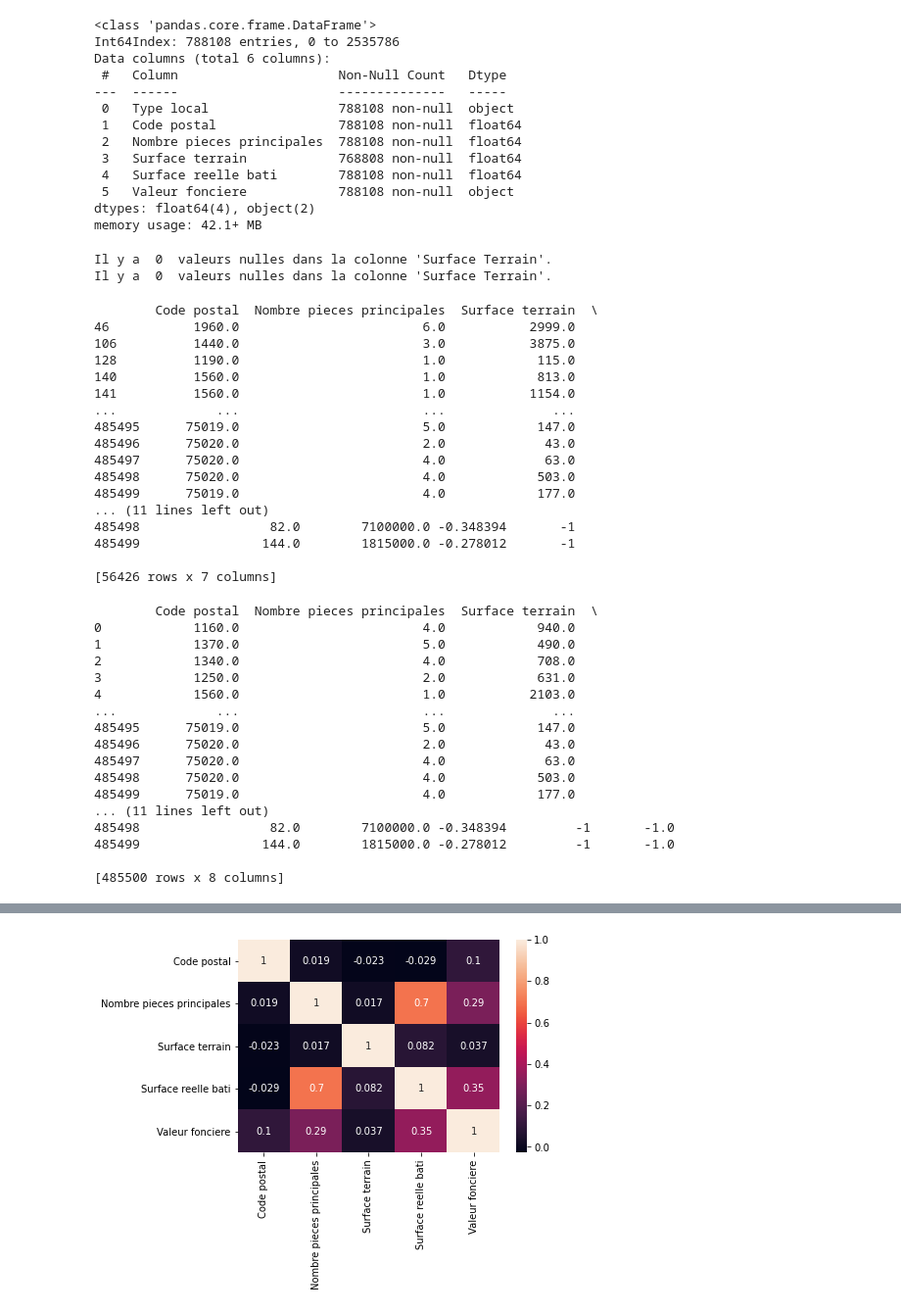
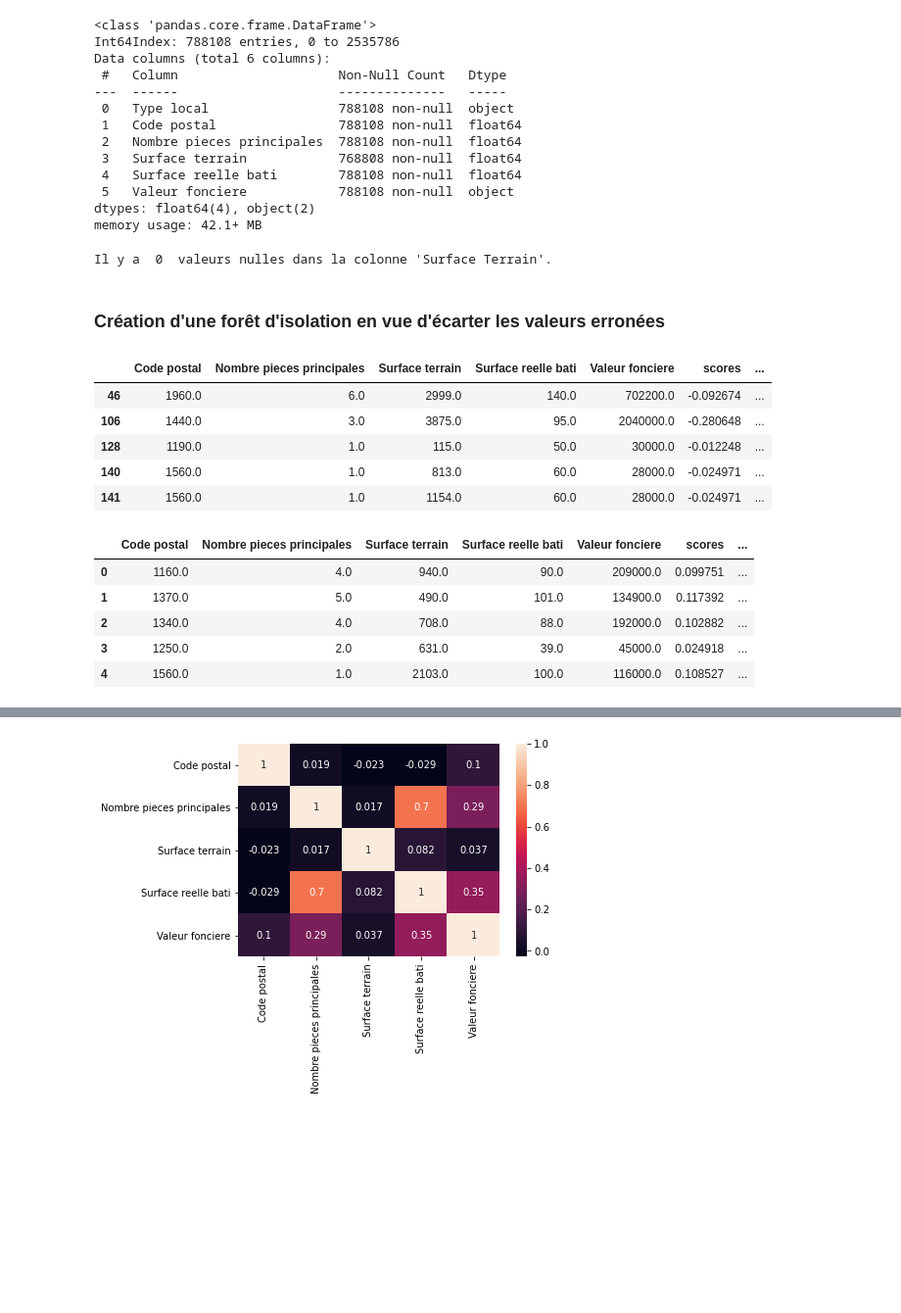
Before and after one commit to Twizzle1997/Immothep, a Jupyter notebook: notebook.ipynb, the cells around one changed output, grey strips where cells are left out. Shown: that part at 98% size. Saved outputs shown, nothing was run; the diff lists cells and outputs as text; code cells hidden in the pictures; blank space fills up the shorter version.

```diff
--- a/notebook.ipynb
+++ b/notebook.ipynb
@@ -174,76 +174,52 @@ valeurs2019 = valeurs2019[valeurs2019['Surface terrain']<400000]
 
 nancount = valeurs2019["Surface terrain"].isna()
 print ("Il y a ", nancount.sum(), " valeurs nulles dans la colonne \'Surface Terrain\'.")
-valeurs2019 = valeurs2019.dropna(subset = ['Surface terrain'])
-nancount = valeurs2019["Surface terrain"].isna()
-print ("Il y a ", nancount.sum(), " valeurs nulles dans la colonne \'Surface Terrain\'.")
 # %% [output]
 Il y a  0  valeurs nulles dans la colonne 'Surface Terrain'.
-Il y a  0  valeurs nulles dans la colonne 'Surface Terrain'.
 # %%
 maisons2019=valeurs2019[['Code postal', 'Nombre pieces principales', 'Surface terrain', 'Surface reelle bati', 'Valeur fonciere']][valeurs2019['Type local'].str.contains("Maison", regex=True)].reset_index(drop=True)
 
 appart2019=valeurs2019[['Code postal', 'Nombre pieces principales', 'Surface terrain', 'Surface reelle bati', 'Valeur fonciere']][valeurs2019['Type local'].str.contains("Appartement", regex=True)][valeurs2019['Surface reelle bati']>9].reset_index(drop=True)
+# %% [markdown]
+### Création d'une forêt d'isolation en vue d'écarter les valeurs erronées
 # %%
 import numpy as np
 import pandas as pd
 import seaborn as sns
 import matplotlib.pyplot as plt
 from sklearn.ensemble import IsolationForest
 
 
 df1 = maisons2019
 df2 = appart2019
 
 
 model = IsolationForest(n_estimators = 100, max_samples = 'auto', contamination = 'auto', max_features = 1)
 model.fit(df1[['Valeur fonciere']])
 
 
 df1['scores'] = model.decision_function(df1[['Valeur fonciere']])
 df1['anomaly'] = model.predict(df1[['Valeur fonciere']])
 
 
 anomaly=df1.loc[df1['anomaly'] == -1]
 anomaly_index = list(anomaly.index)
-print(anomaly)
+anomaly.head()
 # %% [output]
-        Code postal  Nombre pieces principales  Surface terrain  \
-46           1960.0                        6.0           2999.0
-106          1440.0                        3.0           3875.0
-128          1190.0                        1.0            115.0
-140          1560.0                        1.0            813.0
-141          1560.0                        1.0           1154.0
-...             ...                        ...              ...
-485495      75019.0                        5.0            147.0
-485496      75020.0                        2.0             43.0
-485497      75020.0                        4.0             63.0
-485498      75020.0                        4.0            503.0
-485499      75019.0                        4.0            177.0
-... (11 lines left out)
-485498                 82.0        7100000.0 -0.348394       -1
-485499                144.0        1815000.0 -0.278012       -1
-
-[56426 rows x 7 columns]
+|  | Code postal | Nombre pieces principales | Surface terrain | Surface reelle bati | Valeur fonciere | scores | ... |
+| 46 | 1960.0 | 6.0 | 2999.0 | 140.0 | 702200.0 | -0.092674 | ... |
+| 106 | 1440.0 | 3.0 | 3875.0 | 95.0 | 2040000.0 | -0.280648 | ... |
+| 128 | 1190.0 | 1.0 | 115.0 | 50.0 | 30000.0 | -0.012248 | ... |
+| 140 | 1560.0 | 1.0 | 813.0 | 60.0 | 28000.0 | -0.024971 | ... |
+| 141 | 1560.0 | 1.0 | 1154.0 | 60.0 | 28000.0 | -0.024971 | ... |
 # %%
 maisonsmerge = df1.merge(anomaly["anomaly"], how="left", right_index=True, left_index=True)
-print (maisonsmerge2)
+maisonsmerge.head()
 # %% [output]
-        Code postal  Nombre pieces principales  Surface terrain  \
-0            1160.0                        4.0            940.0
-1            1370.0                        5.0            490.0
-2            1340.0                        4.0            708.0
-3            1250.0                        2.0            631.0
-4            1560.0                        1.0           2103.0
-...             ...                        ...              ...
-485495      75019.0                        5.0            147.0
-485496      75020.0                        2.0             43.0
-485497      75020.0                        4.0             63.0
-485498      75020.0                        4.0            503.0
-485499      75019.0                        4.0            177.0
-... (11 lines left out)
-485498                 82.0        7100000.0 -0.348394         -1       -1.0
-485499                144.0        1815000.0 -0.278012         -1       -1.0
-
-[485500 rows x 8 columns]
+|  | Code postal | Nombre pieces principales | Surface terrain | Surface reelle bati | Valeur fonciere | scores | ... |
+| 0 | 1160.0 | 4.0 | 940.0 | 90.0 | 209000.0 | 0.099751 | ... |
+| 1 | 1370.0 | 5.0 | 490.0 | 101.0 | 134900.0 | 0.117392 | ... |
+| 2 | 1340.0 | 4.0 | 708.0 | 88.0 | 192000.0 | 0.102882 | ... |
+| 3 | 1250.0 | 2.0 | 631.0 | 39.0 | 45000.0 | 0.024918 | ... |
+| 4 | 1560.0 | 1.0 | 2103.0 | 100.0 | 116000.0 | 0.108527 | ... |
 # %%
```
Also changed, not shown: parts of 1 cell of this notebook.
